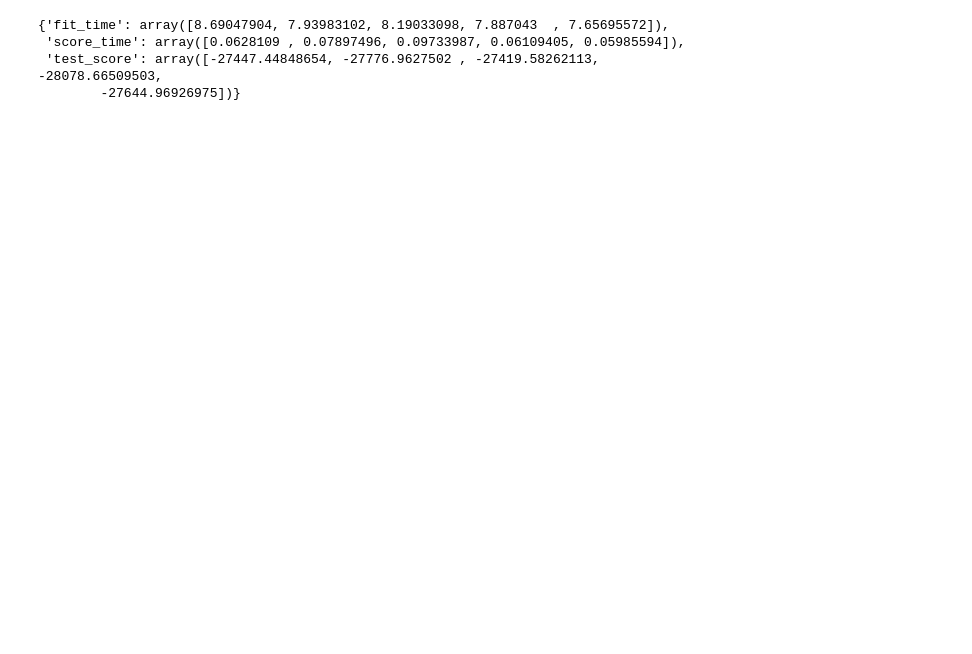
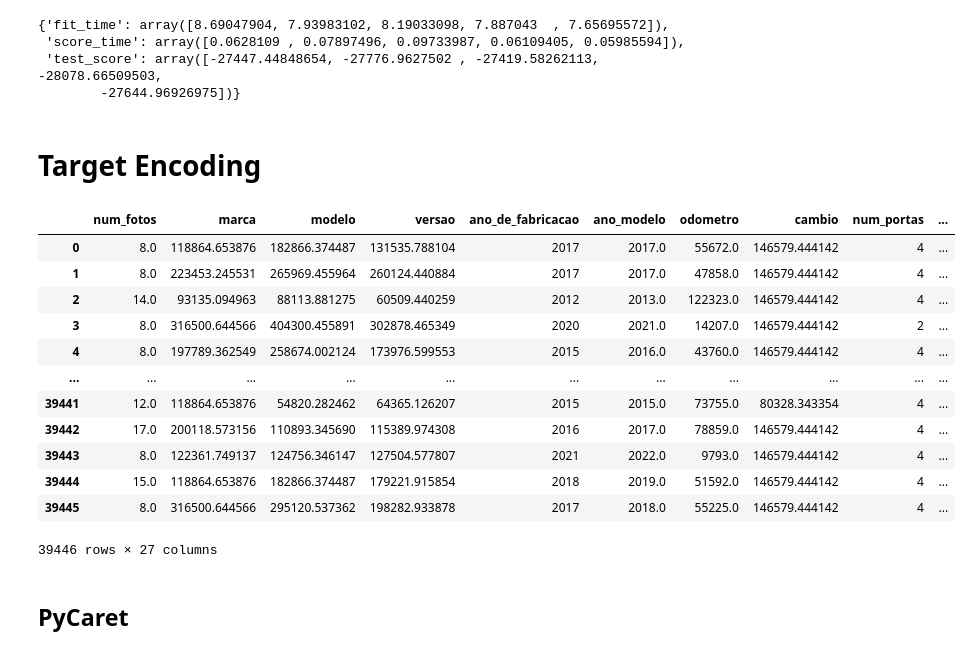
Before and after one commit to igordesouza/Hackday, a Jupyter notebook: ml-pycaret.ipynb, the cells around one changed output. Saved outputs shown, nothing was run; the diff lists cells and outputs as text; code cells hidden in the pictures; blank space fills up the shorter version.

```diff
--- a/ml-pycaret.ipynb
+++ b/ml-pycaret.ipynb
@@ -176,3 +172,5 @@ cross_validate(xgb, X_pp, y, cv=5 , scoring = 'neg_mean_absolute_error')
  'score_time': array([0.0628109 , 0.07897496, 0.09733987, 0.06109405, 0.05985594]),
  'test_score': array([-27447.44848654, -27776.9627502 , -27419.58262113, -28078.66509503,
         -27644.96926975])}
+# %% [markdown]
+# Target Encoding
@@ -178,0 +179,20 @@ cross_validate(xgb, X_pp, y, cv=5 , scoring = 'neg_mean_absolute_error')
+# %%
+te = TargetEncoder(cols=cat_cols, return_df=True)
+X_te = te.fit_transform(df_train.drop(columns=['ID', 'preco']), df_train['preco'])
+X_te
+# %% [output]
+|  | num_fotos | marca | modelo | versao | ano_de_fabricacao | ano_modelo | odometro | cambio | num_portas | ... |
+| 0 | 8.0 | 118864.653876 | 182866.374487 | 131535.788104 | 2017 | 2017.0 | 55672.0 | 146579.444142 | 4 | ... |
+| 1 | 8.0 | 223453.245531 | 265969.455964 | 260124.440884 | 2017 | 2017.0 | 47858.0 | 146579.444142 | 4 | ... |
+| 2 | 14.0 | 93135.094963 | 88113.881275 | 60509.440259 | 2012 | 2013.0 | 122323.0 | 146579.444142 | 4 | ... |
+| 3 | 8.0 | 316500.644566 | 404300.455891 | 302878.465349 | 2020 | 2021.0 | 14207.0 | 146579.444142 | 2 | ... |
+| 4 | 8.0 | 197789.362549 | 258674.002124 | 173976.599553 | 2015 | 2016.0 | 43760.0 | 146579.444142 | 4 | ... |
+| ... | ... | ... | ... | ... | ... | ... | ... | ... | ... | ... |
+| 39441 | 12.0 | 118864.653876 | 54820.282462 | 64365.126207 | 2015 | 2015.0 | 73755.0 | 80328.343354 | 4 | ... |
+| 39442 | 17.0 | 200118.573156 | 110893.345690 | 115389.974308 | 2016 | 2017.0 | 78859.0 | 146579.444142 | 4 | ... |
+| 39443 | 8.0 | 122361.749137 | 124756.346147 | 127504.577807 | 2021 | 2022.0 | 9793.0 | 146579.444142 | 4 | ... |
+| 39444 | 15.0 | 118864.653876 | 182866.374487 | 179221.915854 | 2018 | 2019.0 | 51592.0 | 146579.444142 | 4 | ... |
+| 39445 | 8.0 | 316500.644566 | 295120.537362 | 198282.933878 | 2017 | 2018.0 | 55225.0 | 146579.444142 | 4 | ... |
+39446 rows × 27 columns
+# %% [markdown]
+## PyCaret
```
Also changed, not shown: parts of 39 cells of this notebook.
